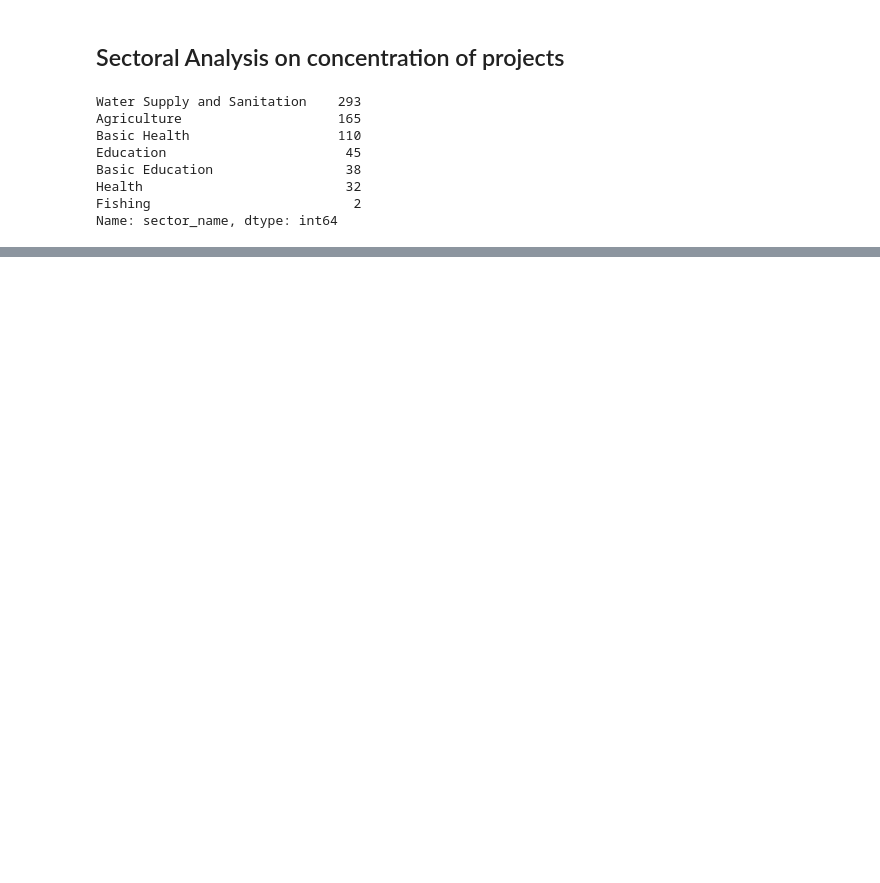
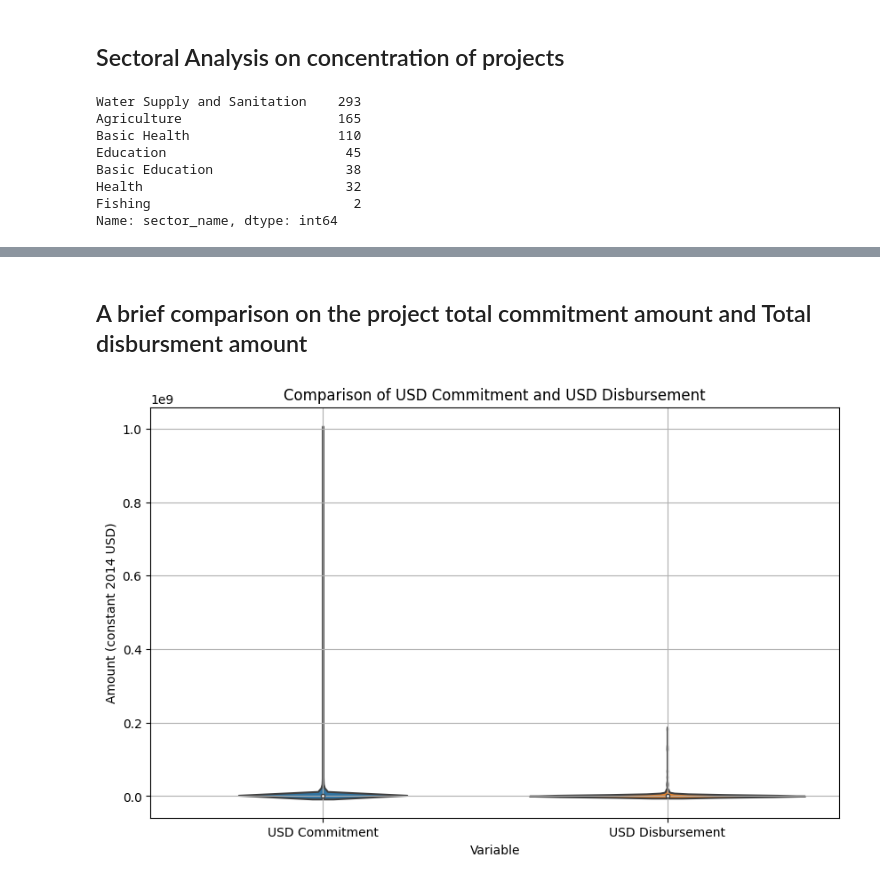
Before and after one commit to IshwaryaKeerthivasan/Indian_dev_analysis, a Jupyter notebook: Indian_Development_Projects_Analysis[2007_2014].ipynb, the cells around one changed output, grey strips where cells are left out. Drawn from its saved outputs; the diff is of its cells as text; code cells hidden in the pictures; blank space fills up the shorter version.

```diff
--- a/Indian_Development_Projects_Analysis[2007_2014].ipynb
+++ b/Indian_Development_Projects_Analysis[2007_2014].ipynb
@@ -141,0 +220,2 @@ Name: sector_name, dtype: int64
+# %% [markdown]
+## A brief comparison on the project total commitment amount and Total disbursment amount
@@ -141,0 +224,14 @@ Name: sector_name, dtype: int64
+# %%
+df['usd_commitment_con'] = pd.to_numeric(df['usd_commitment_con'], errors='coerce')
+df['usd_disbursment_con'] = pd.to_numeric(df['usd_disbursment_con'], errors='coerce')
+# %%
+plt.figure(figsize=(10, 6))
+sns.violinplot(x='variable', y='value', data=pd.melt(df[['usd_commitment_con', 'usd_disbursment_con']]))
+plt.title('Comparison of USD Commitment and USD Disbursement')
+plt.xlabel('Variable')
+plt.ylabel('Amount (constant 2014 USD)')
+plt.xticks([0, 1], ['USD Commitment', 'USD Disbursement'])
+plt.grid(True)
+plt.show()
+# %% [output]
+[figure, added]
```
Also changed, not shown: parts of 13 cells of this notebook.
